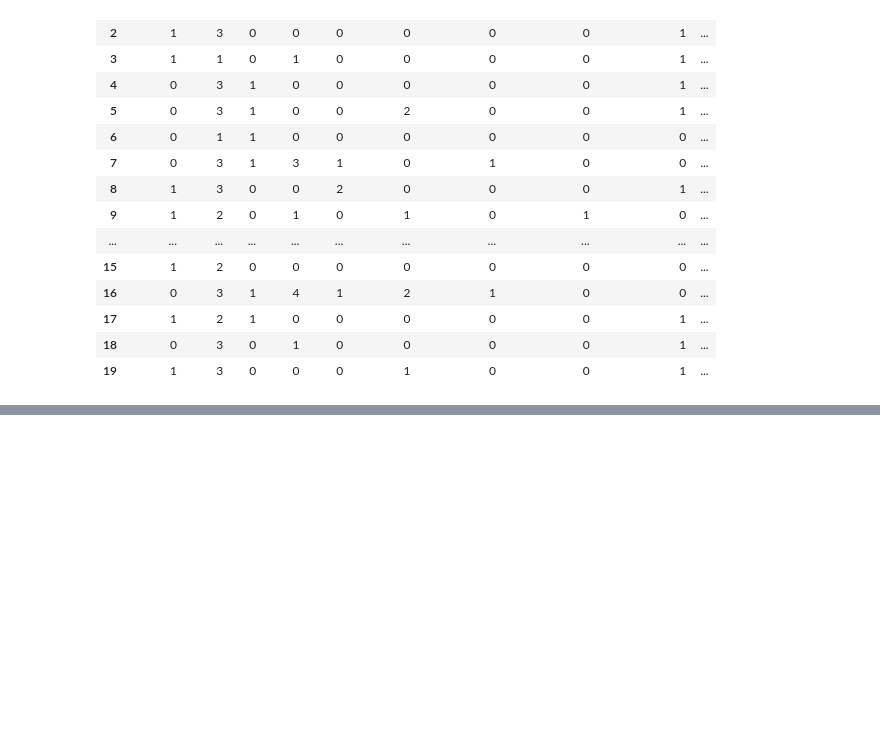
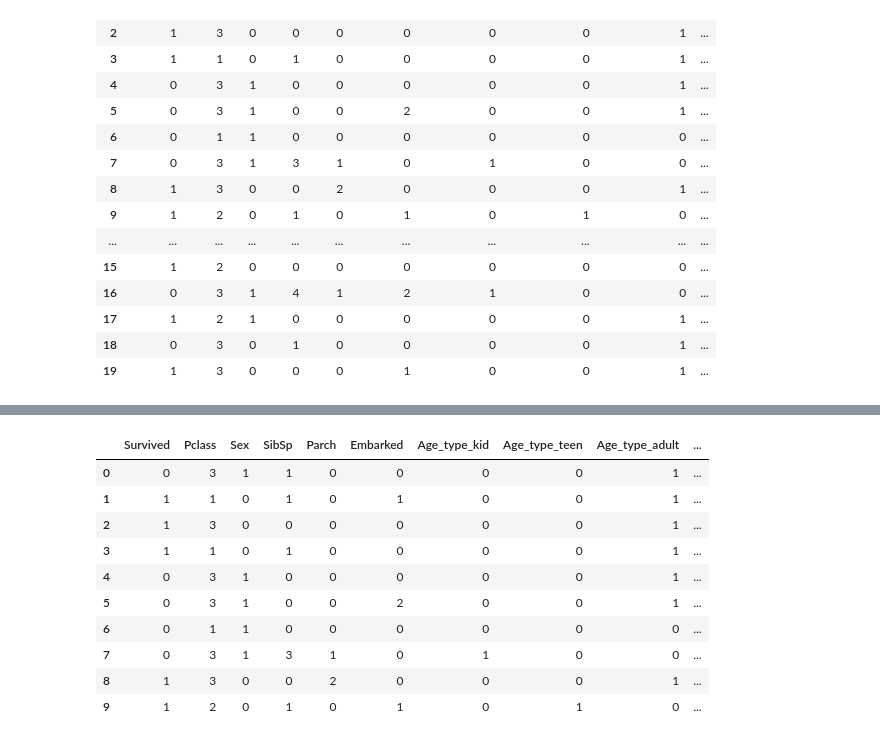
Before and after one commit to santroma1/id2223_lab1_titanic, a Jupyter notebook: feature_cleaning.ipynb, the cells around one changed output, grey strips where cells are left out. Cells and saved outputs as stored; diff of their text form; code cells hidden in the pictures; blank space fills up the shorter version.

```diff
--- a/feature_cleaning.ipynb
+++ b/feature_cleaning.ipynb
@@ -29,0 +53,5 @@ titanic_df.head()
+# %%
+# fill missing values with mean column values for int and float columns
+titanic_df.fillna(titanic_df.median(), inplace=True)
+# fill missing values with mode column values for object columns
+titanic_df.fillna(titanic_df.mode().iloc[0], inplace=True)
@@ -175,0 +197,20 @@ https://c.app.hopsworks.ai/p/5359/jobs/named/titanic_modal_7_offline_fg_backfill
+# %%
+df_ = titanic_df.copy()
+# %%
+age_type_cols = ["Age_type_kid", "Age_type_teen", "Age_type_adult", "Age_type_elder"]
+age_labels = df_[age_type_cols].to_numpy()
+age_labels = np.argmax(age_labels, axis=1)
+df_["Age_type"] = age_labels
+df_.head(10)
+# %% [output]
+|  | Survived | Pclass | Sex | SibSp | Parch | Embarked | Age_type_kid | Age_type_teen | Age_type_adult | ... |
+| 0 | 0 | 3 | 1 | 1 | 0 | 0 | 0 | 0 | 1 | ... |
+| 1 | 1 | 1 | 0 | 1 | 0 | 1 | 0 | 0 | 1 | ... |
+| 2 | 1 | 3 | 0 | 0 | 0 | 0 | 0 | 0 | 1 | ... |
+| 3 | 1 | 1 | 0 | 1 | 0 | 0 | 0 | 0 | 1 | ... |
+| 4 | 0 | 3 | 1 | 0 | 0 | 0 | 0 | 0 | 1 | ... |
+| 5 | 0 | 3 | 1 | 0 | 0 | 2 | 0 | 0 | 1 | ... |
+| 6 | 0 | 1 | 1 | 0 | 0 | 0 | 0 | 0 | 0 | ... |
+| 7 | 0 | 3 | 1 | 3 | 1 | 0 | 1 | 0 | 0 | ... |
+| 8 | 1 | 3 | 0 | 0 | 2 | 0 | 0 | 0 | 1 | ... |
+| 9 | 1 | 2 | 0 | 1 | 0 | 1 | 0 | 1 | 0 | ... |
```
Also changed, not shown: parts of 10 cells of this notebook, 2 other files.
